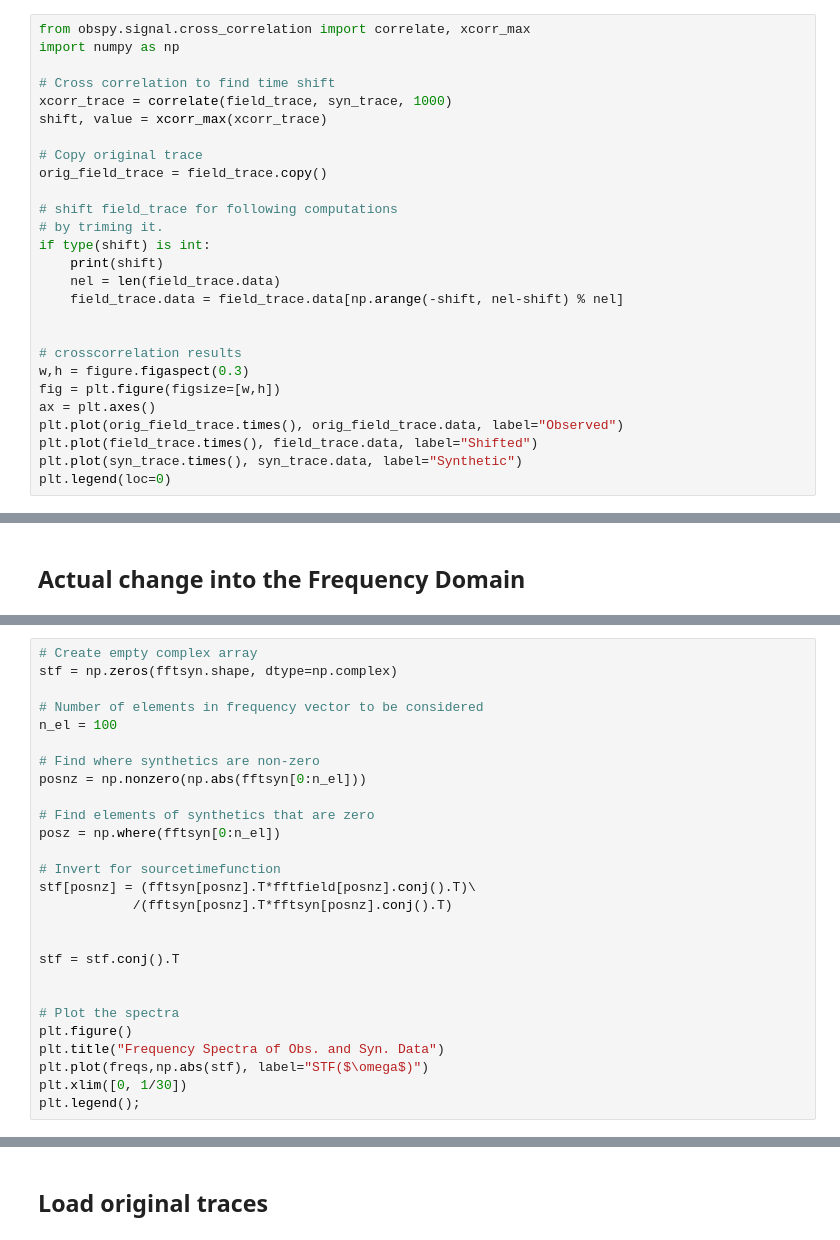
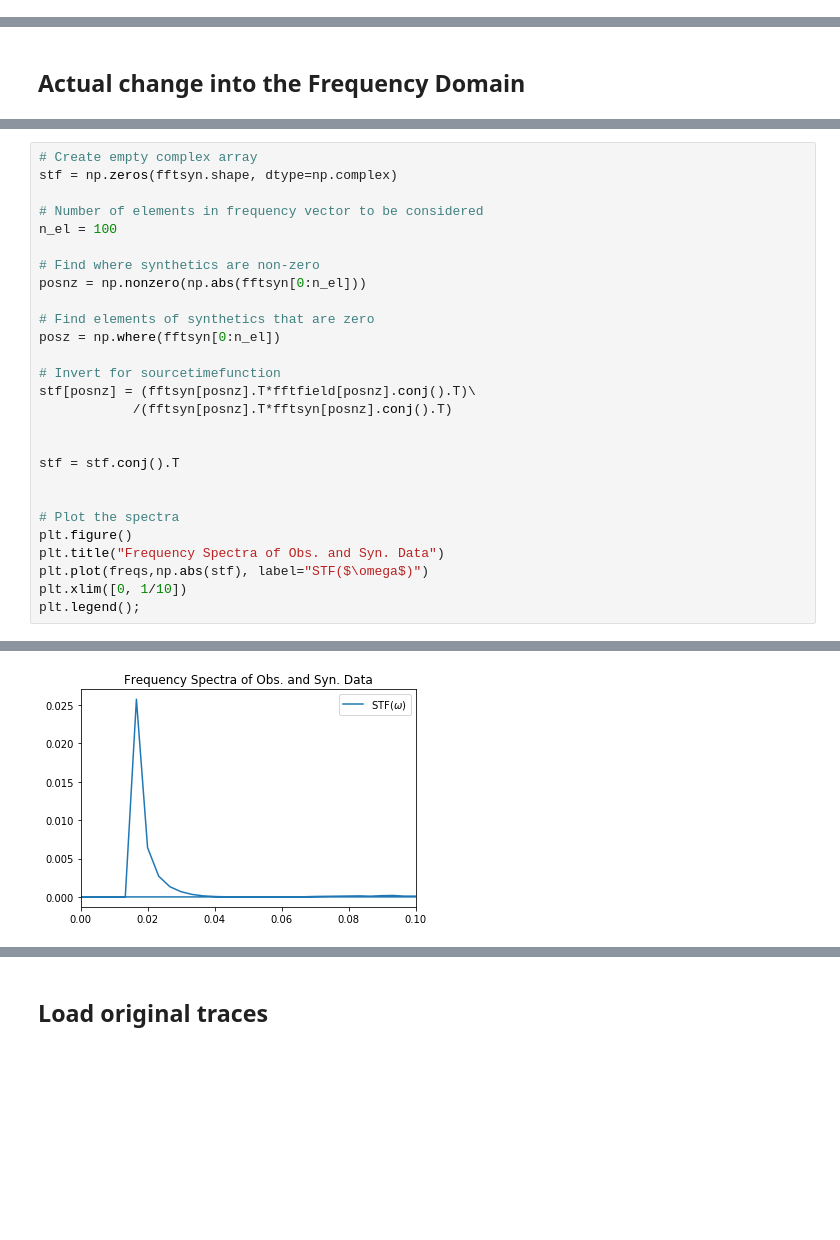
Before and after one commit to lsawade/gcmt3d, a Jupyter notebook: notebooks/source_inversion.ipynb, the cells around one changed output, grey strips where cells are left out. Drawn from its saved outputs; the diff is of its cells as text; blank space fills up the shorter version.

```diff
--- a/notebooks/source_inversion.ipynb
+++ b/notebooks/source_inversion.ipynb
@@ -172,27 +162,0 @@ maximum cross-correlation value.
-# %%
-from obspy.signal.cross_correlation import correlate, xcorr_max
-import numpy as np
-
-# Cross correlation to find time shift
-xcorr_trace = correlate(field_trace, syn_trace, 1000)
-shift, value = xcorr_max(xcorr_trace)
-
-# Copy original trace
-orig_field_trace = field_trace.copy()
-
-# shift field_trace for following computations
-# by triming it.
-if type(shift) is int:
-    print(shift)
-    nel = len(field_trace.data)
-    field_trace.data = field_trace.data[np.arange(-shift, nel-shift) % nel]
-
-
-# crosscorrelation results
-w,h = figure.figaspect(0.3)
-fig = plt.figure(figsize=[w,h])
-ax = plt.axes()
-plt.plot(orig_field_trace.times(), orig_field_trace.data, label="Observed")
-plt.plot(field_trace.times(), field_trace.data, label="Shifted")
-plt.plot(syn_trace.times(), syn_trace.data, label="Synthetic")
-plt.legend(loc=0)
@@ -292,6 +253,6 @@ stf = stf.conj().T
 plt.figure()
 plt.title("Frequency Spectra of Obs. and Syn. Data")
 plt.plot(freqs,np.abs(stf), label="STF($\omega$)")
-plt.xlim([0, 1/30])
+plt.xlim([0, 1/10])
 plt.legend();
 # %% [output]
@@ -300,3 +259,4 @@ plt.legend();
+[figure, added]
 # %%
 # filter with cosine taper
 stf *= syn_taper
```
Also changed, not shown: parts of 12 cells of this notebook.
